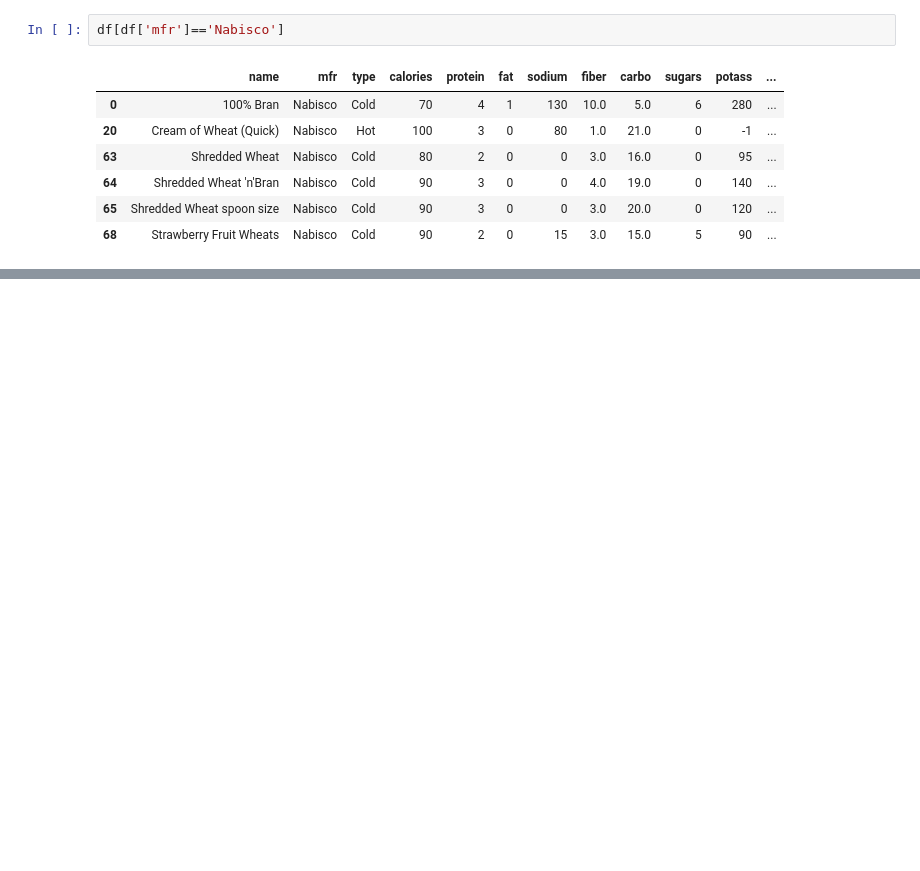
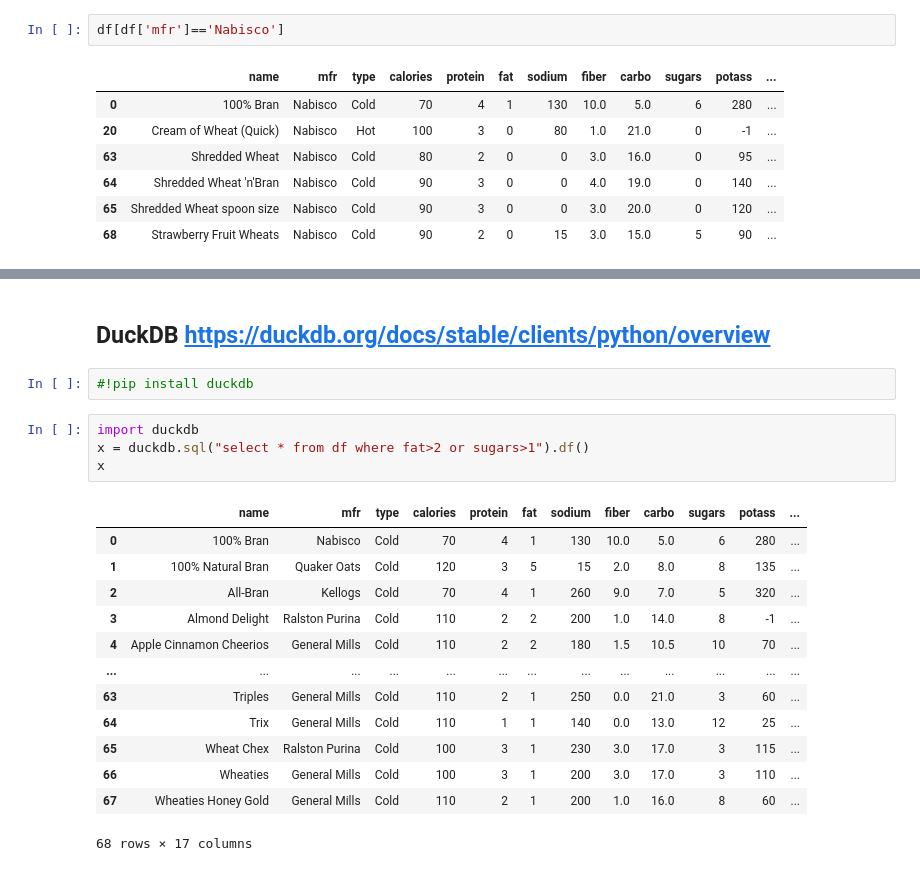
Before and after one commit to ekaratnida/DADS5001-Data-Analytics-and-Data-Science-Tools-and-Programming, a Jupyter notebook: 09_Plotly/Week9_PK.ipynb, the cells around one changed output, grey strips where cells are left out. Saved outputs shown, nothing was run; the diff lists cells and outputs as text; blank space fills up the shorter version.

Commit message:
Add duckdb

```diff
--- a/09_Plotly/Week9_PK.ipynb
+++ b/09_Plotly/Week9_PK.ipynb
@@ -166,0 +171,22 @@ fig.show()
+# %% [markdown]
+## DuckDB https://duckdb.org/docs/stable/clients/python/overview
+# %%
+#!pip install duckdb
+# %%
+import duckdb
+x = duckdb.sql("select * from df where fat>2 or sugars>1").df()
+x
+# %% [output]
+|  | name | mfr | type | calories | protein | fat | sodium | fiber | carbo | sugars | potass | ... |
+| 0 | 100% Bran | Nabisco | Cold | 70 | 4 | 1 | 130 | 10.0 | 5.0 | 6 | 280 | ... |
+| 1 | 100% Natural Bran | Quaker Oats | Cold | 120 | 3 | 5 | 15 | 2.0 | 8.0 | 8 | 135 | ... |
+| 2 | All-Bran | Kellogs | Cold | 70 | 4 | 1 | 260 | 9.0 | 7.0 | 5 | 320 | ... |
+| 3 | Almond Delight | Ralston Purina | Cold | 110 | 2 | 2 | 200 | 1.0 | 14.0 | 8 | -1 | ... |
+| 4 | Apple Cinnamon Cheerios | General Mills | Cold | 110 | 2 | 2 | 180 | 1.5 | 10.5 | 10 | 70 | ... |
+| ... | ... | ... | ... | ... | ... | ... | ... | ... | ... | ... | ... | ... |
+| 63 | Triples | General Mills | Cold | 110 | 2 | 1 | 250 | 0.0 | 21.0 | 3 | 60 | ... |
+| 64 | Trix | General Mills | Cold | 110 | 1 | 1 | 140 | 0.0 | 13.0 | 12 | 25 | ... |
+| 65 | Wheat Chex | Ralston Purina | Cold | 100 | 3 | 1 | 230 | 3.0 | 17.0 | 3 | 115 | ... |
+| 66 | Wheaties | General Mills | Cold | 100 | 3 | 1 | 200 | 3.0 | 17.0 | 3 | 110 | ... |
+| 67 | Wheaties Honey Gold | General Mills | Cold | 110 | 2 | 1 | 200 | 1.0 | 16.0 | 8 | 60 | ... |
+68 rows × 17 columns
```
Also changed, not shown: parts of 1 cell of this notebook.
